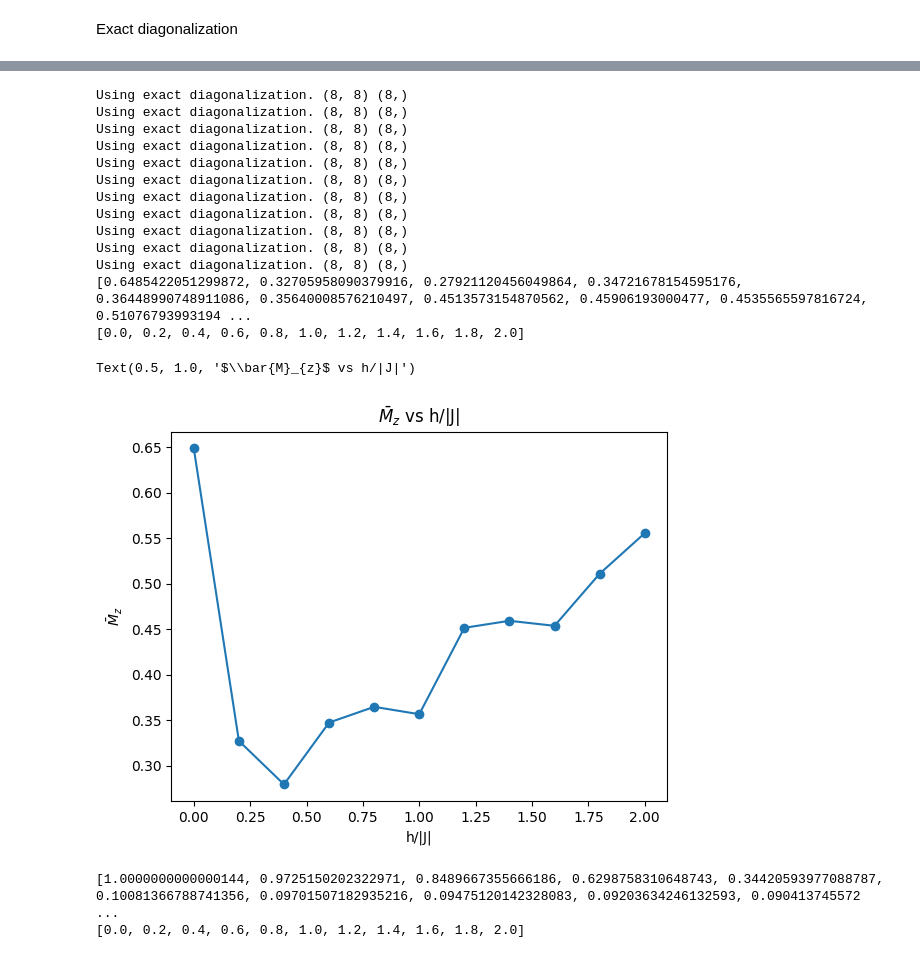
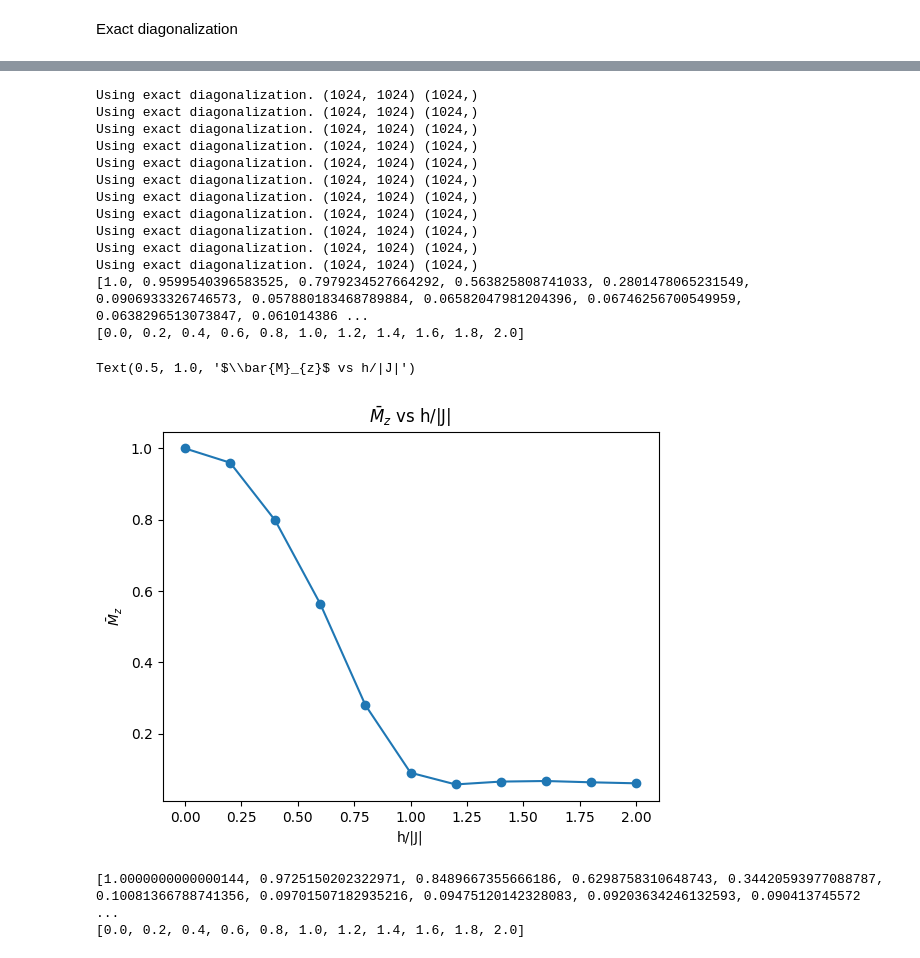
Before and after one commit to sahadebadrita/QL-gates, a Jupyter notebook: notebooks/cldyntests.ipynb, the cells around one changed output, grey strips where cells are left out. Drawn from its saved outputs; the diff is of its cells as text; code cells hidden in the pictures.

```diff
--- a/notebooks/cldyntests.ipynb
+++ b/notebooks/cldyntests.ipynb
@@ -56,6 +56,7 @@ Simulation parameters
 # %% [markdown]
 Exact diagonalization
 # %%
+cfg.NQL = 10
 times = np.arange(0, cfg.timesteps * cfg.deltat, cfg.deltat)
 psi0 = initial_state_z_up(cfg.NQL)
 
@@ -65,21 +66,23 @@ for j in range(cfg.NQL):
 M_eq_exact = []  # Store equilibrium values for each site
 ratios = []  # Store ratios for each site
 
-for h in [0.0, 0.2, 0.4, 0.6, 0.8, 1.0, 1.2, 1.4, 1.6, 1.8, 2.0]:
-#for h in [0.0, 0.2]:
+#for h in [0.0, 0.2, 0.4, 0.6, 0.8, 1.0, 1.2, 1.4, 1.6, 1.8, 2.0]:
+for h in [0.0, 0.2]:
     #Create Hamiltonian and compute eigenvalues/eigenvectors
     H = transverse_field_ising(cfg.NQL, h, cfg.J)
     #print(psi0.shape, H.shape)
 
     evals, evecs = np.linalg.eigh(H)
+    #print(np.linalg.norm(evecs.conj().T-np.linalg.inv(evecs),'fro'))
     coeffs = evecs.conj().T @ psi0
     psit = np.empty((len(psi0), len(times)), dtype=complex)
 
     for i, t in enumerate(times):
+        print(i,t)
         phases = np.exp(-1j * evals * t)
         psit[:, i] = evecs @ (phases * coeffs)
 
-    #print(psit.shape)
+    # #print(psit.shape)
 
     expectation_mz_exact = np.empty((psit.shape[1], cfg.NQL+2))  # +2 for time steps and mean expectation
     for j in range(len(mz)):
@@ -103,49 +121,49 @@ Text(0.5, 1.0, '$\\bar{M}_{z}$ vs h/|J|')
 # %%
 times = np.arange(0, cfg.timesteps * cfg.deltat, cfg.deltat)
 psi0 = initial_state_z_up(cfg.NQL)
 
 M_eq_exact = []  # Store equilibrium values for each site
 ratios = []  # Store ratios for each site
 
-for h in [0.0, 0.2, 0.4, 0.6, 0.8, 1.0, 1.2, 1.4, 1.6, 1.8, 2.0]:
+for cfg.h in [0.0, 0.2, 0.4, 0.6, 0.8, 1.0, 1.2, 1.4, 1.6, 1.8, 2.0]:
 #for h in [0.0, 0.2]:
     #Create Hamiltonian and compute eigenvalues/eigenvectors
-    H = transverse_field_ising(cfg.NQL, h, cfg.J)
+    H = transverse_field_ising(cfg.NQL, cfg.J, cfg.h)
     #print(psi0.shape, H.shape)
 
     psit = exact_eigen(H, psi0, times)
     #print(psit.shape)
 
     expectation_mz_exact = np.empty((psit.shape[1], cfg.NQL+2))  # +2 for time steps and mean expectation
     for j in range(len(mz)):
         expectation_mz_exact[:,j] = expectation(psit, mz[j])
     expectation_mz_exact[:,-1] = np.arange(cfg.timesteps)  # Add time steps as the last column
     expectation_mz_exact[:,-2] = np.mean(expectation_mz_exact[:,:-2], axis=1)  # Add mean expectation values as the second-to-last column
-    M_eq_exact.append(np.mean(np.abs(expectation_mz_exact[int(0.0*cfg.timesteps):,-2])))  # Mean of the absolute values of the mean expectation values in the last 20% of time steps
-    ratios.append(abs(h/cfg.J))  # Ratio of the equilibrium value at this h to the equilibrium value at the smallest h
+    M_eq_exact.append(np.mean(np.abs(expectation_mz_exact[int(0.8*cfg.timesteps):,-2])))  # Mean of the absolute values of the mean expectation values in the last 20% of time steps
+    ratios.append(abs(cfg.h/cfg.J))  # Ratio of the equilibrium value at this h to the equilibrium value at the smallest h
 
 print(M_eq_exact)
 print(ratios)
 plt.plot(ratios, M_eq_exact, marker='o')
 plt.xlabel('h/|J|')
 plt.ylabel(r'$\bar{M}_{z}$')
 plt.title(r'$\bar{M}_{z}$ vs h/|J|')
 # %% [output]
-Using exact diagonalization. (8, 8) (8,)
-Using exact diagonalization. (8, 8) (8,)
-Using exact diagonalization. (8, 8) (8,)
-Using exact diagonalization. (8, 8) (8,)
-Using exact diagonalization. (8, 8) (8,)
-Using exact diagonalization. (8, 8) (8,)
-Using exact diagonalization. (8, 8) (8,)
-Using exact diagonalization. (8, 8) (8,)
-Using exact diagonalization. (8, 8) (8,)
-Using exact diagonalization. (8, 8) (8,)
-Using exact diagonalization. (8, 8) (8,)
-[0.6485422051299872, 0.32705958090379916, 0.27921120456049864, 0.34721678154595176, 0.36448990748911086, 0.35640008576210497, 0.4513573154870562, 0.45906193000477, 0.4535565597816724, 0.51076793993194 ...
+Using exact diagonalization. (1024, 1024) (1024,)
+Using exact diagonalization. (1024, 1024) (1024,)
+Using exact diagonalization. (1024, 1024) (1024,)
+Using exact diagonalization. (1024, 1024) (1024,)
+Using exact diagonalization. (1024, 1024) (1024,)
+Using exact diagonalization. (1024, 1024) (1024,)
+Using exact diagonalization. (1024, 1024) (1024,)
+Using exact diagonalization. (1024, 1024) (1024,)
+Using exact diagonalization. (1024, 1024) (1024,)
+Using exact diagonalization. (1024, 1024) (1024,)
+Using exact diagonalization. (1024, 1024) (1024,)
+[1.0, 0.9599540396583525, 0.7979234527664292, 0.563825808741033, 0.2801478065231549, 0.0906933326746573, 0.057880183468789884, 0.06582047981204396, 0.06746256700549959, 0.0638296513073847, 0.061014386 ...
 [0.0, 0.2, 0.4, 0.6, 0.8, 1.0, 1.2, 1.4, 1.6, 1.8, 2.0]
 Text(0.5, 1.0, '$\\bar{M}_{z}$ vs h/|J|')
-[figure, old version]
+[figure, new version]
 # %%
 cfg.NQL = 10
 
```
Also changed, not shown: parts of 9 cells of this notebook, 2 other files.
